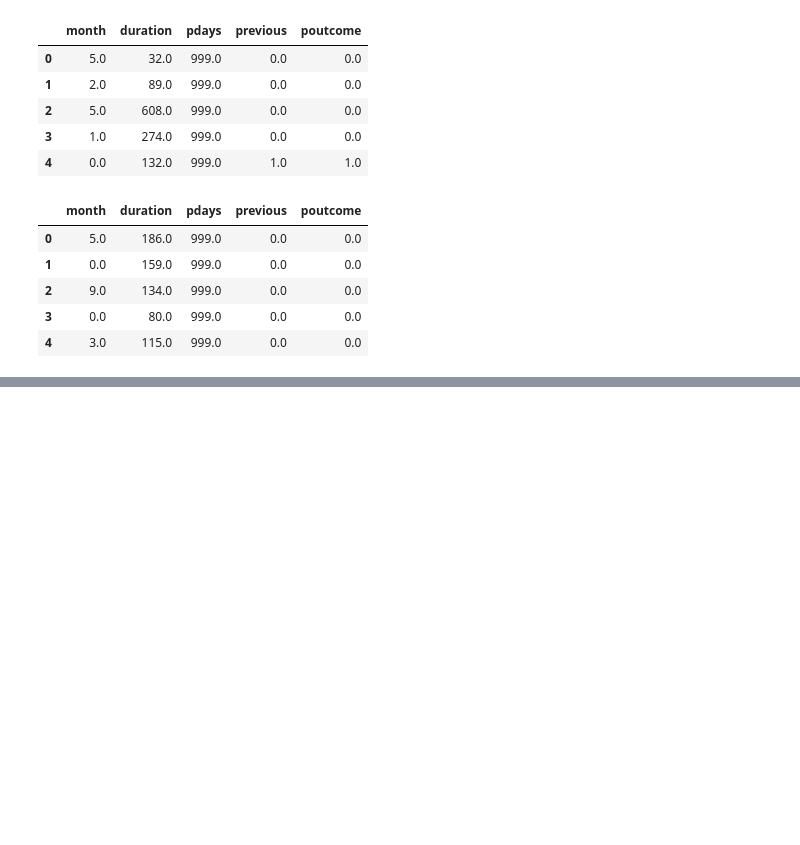
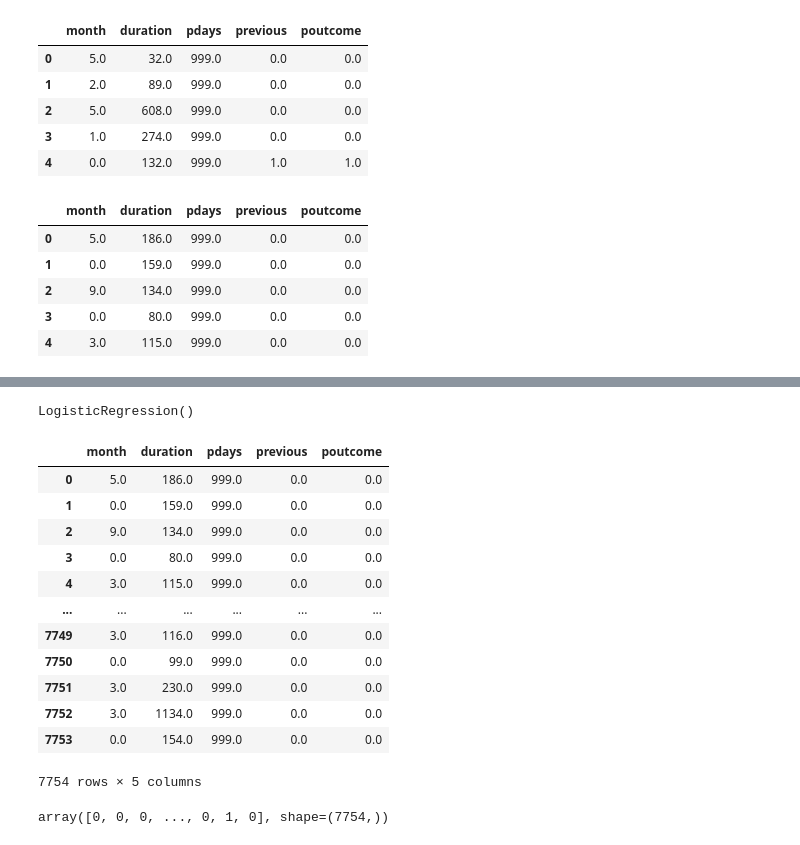
Before and after one commit to emilceinfante/machine-learning-python-template, a Jupyter notebook: src/explore1.ipynb, the cells around one changed output, grey strips where cells are left out. Drawn from its saved outputs; the diff is of its cells as text; code cells hidden in the pictures; blank space fills up the shorter version.

```diff
--- a/src/explore1.ipynb
+++ b/src/explore1.ipynb
@@ -429,0 +449,28 @@ X_test_sel.to_csv("/workspaces/machine-learning-python-template/data/processed/d
+# %%
+from sklearn.linear_model import LogisticRegression
+
+model = LogisticRegression()
+model.fit(X_train, y_train)
+# %% [output]
+LogisticRegression()
+# %%
+X_test
+# %% [output]
+|  | month | duration | pdays | previous | poutcome |
+| 0 | 5.0 | 186.0 | 999.0 | 0.0 | 0.0 |
+| 1 | 0.0 | 159.0 | 999.0 | 0.0 | 0.0 |
+| 2 | 9.0 | 134.0 | 999.0 | 0.0 | 0.0 |
+| 3 | 0.0 | 80.0 | 999.0 | 0.0 | 0.0 |
+| 4 | 3.0 | 115.0 | 999.0 | 0.0 | 0.0 |
+| ... | ... | ... | ... | ... | ... |
+| 7749 | 3.0 | 116.0 | 999.0 | 0.0 | 0.0 |
+| 7750 | 0.0 | 99.0 | 999.0 | 0.0 | 0.0 |
+| 7751 | 3.0 | 230.0 | 999.0 | 0.0 | 0.0 |
+| 7752 | 3.0 | 1134.0 | 999.0 | 0.0 | 0.0 |
+| 7753 | 0.0 | 154.0 | 999.0 | 0.0 | 0.0 |
+7754 rows × 5 columns
+# %%
+y_pred = model.predict(X_test)
+y_pred
+# %% [output]
+array([0, 0, 0, ..., 0, 1, 0], shape=(7754,))
```
Also changed, not shown: parts of 11 cells of this notebook.
